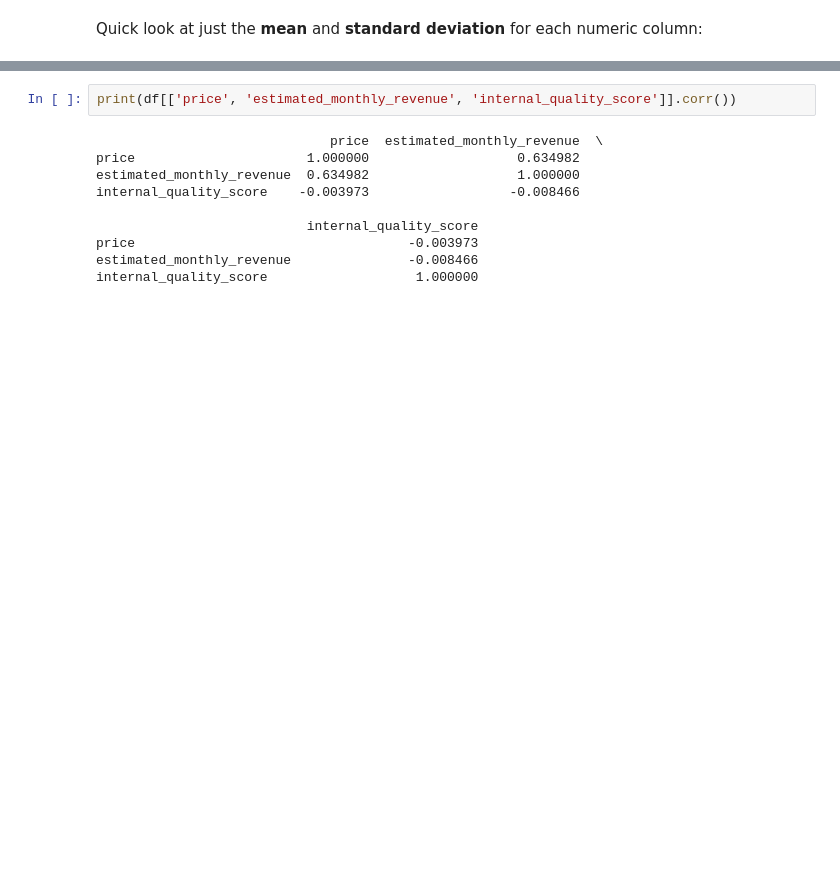
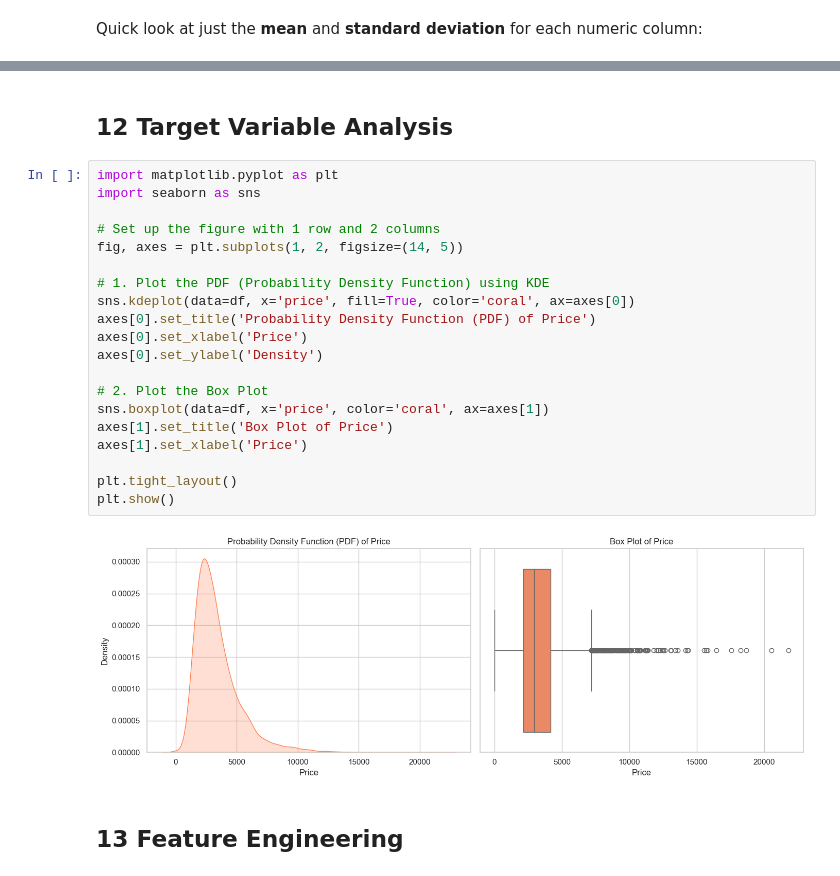
Before and after one commit to Saif2506/langchain-fundamentals, a Jupyter notebook: Project_optimized.ipynb, the cells around one changed output, grey strips where cells are left out. Drawn from its saved outputs; the diff is of its cells as text; blank space fills up the shorter version.

```diff
--- a/Project_optimized.ipynb
+++ b/Project_optimized.ipynb
@@ -530,15 +630,29 @@ Passing `palette` without assigning `hue` is deprecated and will be removed in v
+# %% [markdown]
+## 12 Target Variable Analysis
 # %%
-print(df[['price', 'estimated_monthly_revenue', 'internal_quality_score']].corr())
+import matplotlib.pyplot as plt
+import seaborn as sns
+
+# Set up the figure with 1 row and 2 columns
+fig, axes = plt.subplots(1, 2, figsize=(14, 5))
+
+# 1. Plot the PDF (Probability Density Function) using KDE
+sns.kdeplot(data=df, x='price', fill=True, color='coral', ax=axes[0])
+axes[0].set_title('Probability Density Function (PDF) of Price')
+axes[0].set_xlabel('Price')
+axes[0].set_ylabel('Density')
+
+# 2. Plot the Box Plot
+sns.boxplot(data=df, x='price', color='coral', ax=axes[1])
+axes[1].set_title('Box Plot of Price')
+axes[1].set_xlabel('Price')
+
+plt.tight_layout()
+plt.show()
 # %% [output]
-                              price  estimated_monthly_revenue  \
-price                      1.000000                   0.634982
-estimated_monthly_revenue  0.634982                   1.000000
-internal_quality_score    -0.003973                  -0.008466
-
-                           internal_quality_score
-price                                   -0.003973
-estimated_monthly_revenue               -0.008466
-internal_quality_score                   1.000000
+[figure, added]
+# %% [markdown]
+## 13 Feature Engineering
 # %%
 # ============================================================
 # FEATURE ENGINEERING
```
Also changed, not shown: parts of 47 cells of this notebook.
